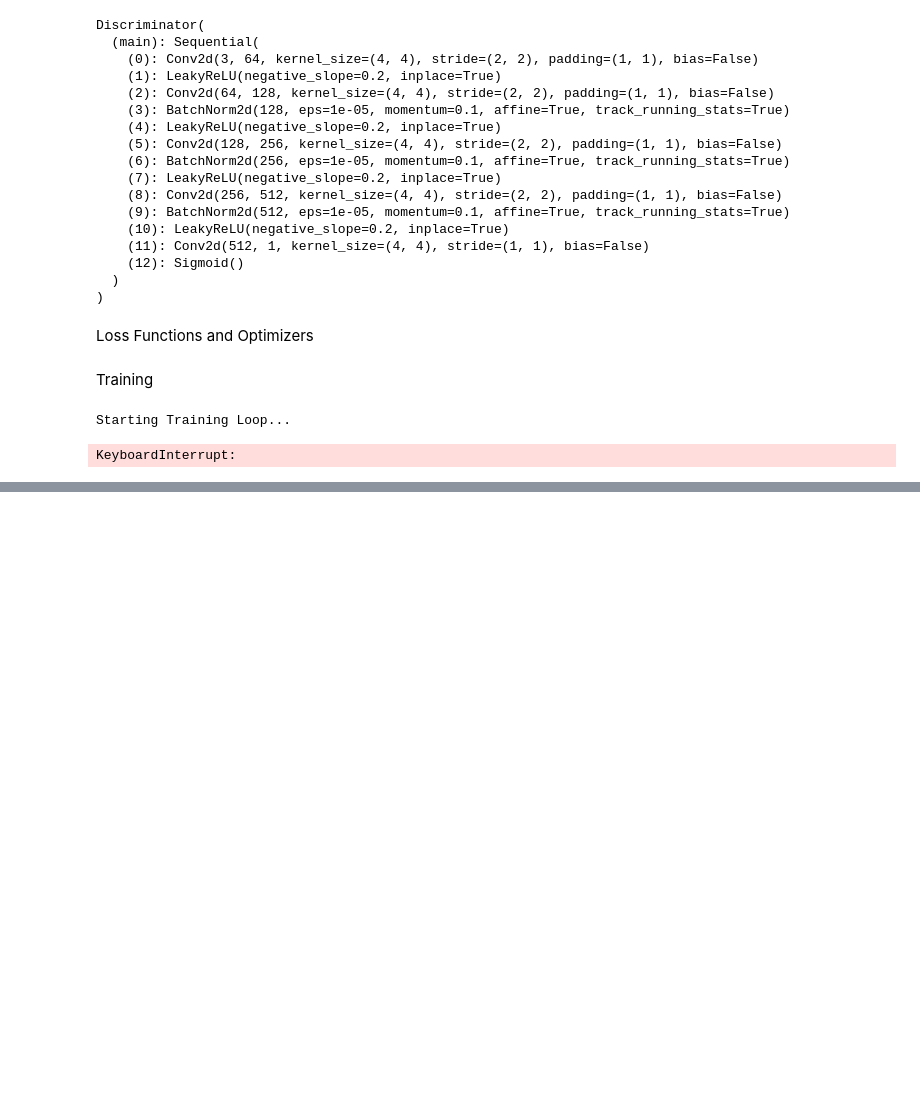
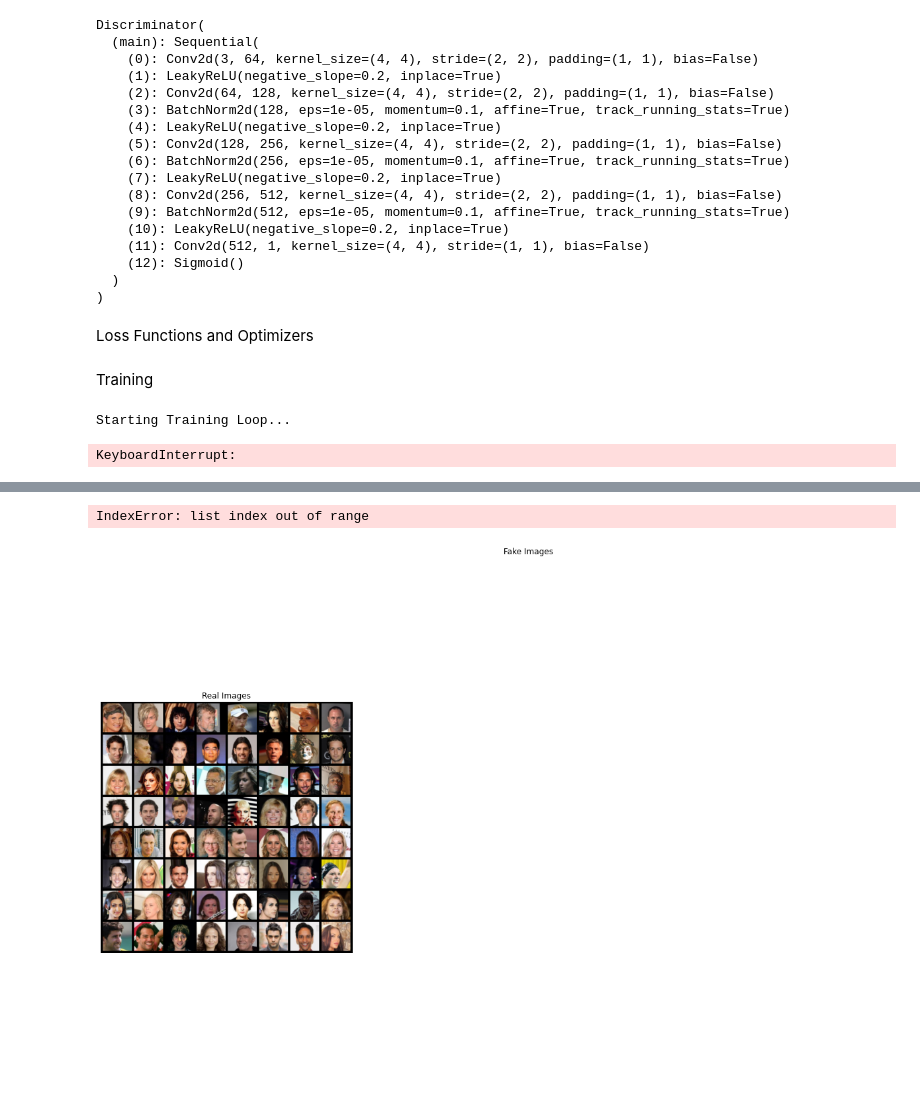
Before and after one commit to pitfall24/pytorch, a Jupyter notebook: imageandvideo/DCGAN Tutorial.ipynb, the cells around one changed output, grey strips where cells are left out. Cells and saved outputs as stored; diff of their text form; code cells hidden in the pictures; blank space fills up the shorter version.

```diff
--- a/imageandvideo/DCGAN Tutorial.ipynb
+++ b/imageandvideo/DCGAN Tutorial.ipynb
@@ -278,0 +306,20 @@ KeyboardInterrupt:
+# %%
+real_batch = next(iter(dataloader))
+
+plt.figure(figsize=(15, 15))
+plt.subplot(1, 2, 1)
+
+plt.axis('off')
+plt.title('Real Images')
+
+plt.imshow(np.transpose(vutils.make_grid(real_batch[0].to(device)[:64], padding=5, normalize=True).cpu(), (1, 2, 0)))
+
+plt.subplot(1, 2, 2)
+
+plt.axis('off')
+plt.title('Fake Images')
+plt.imshow(np.transpose(img_list[-1], (1, 2, 0)))
+plt.show()
+# %% [output]
+IndexError: list index out of range
+[figure, added]
```
Also changed, not shown: parts of 4 cells of this notebook, 4 other files.
